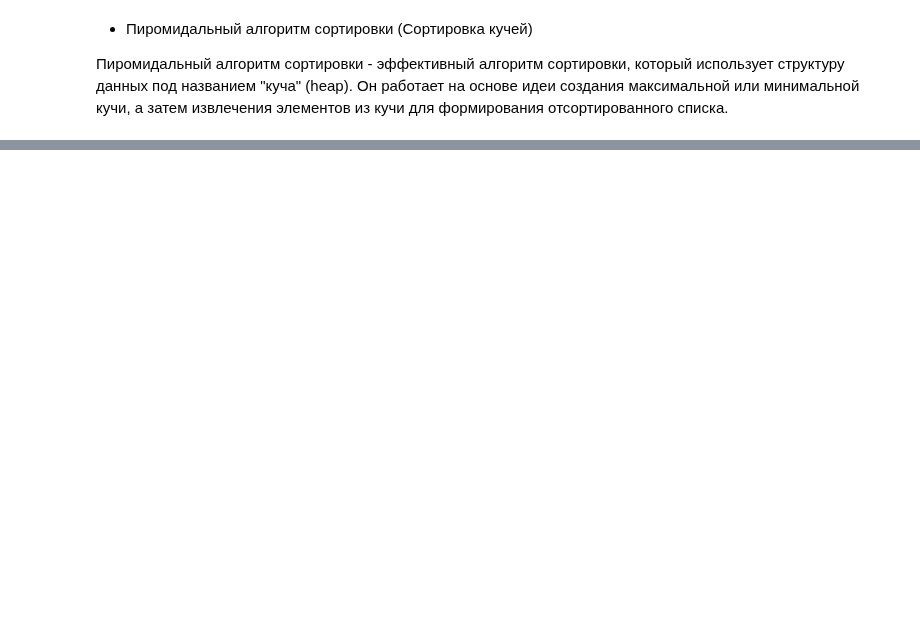
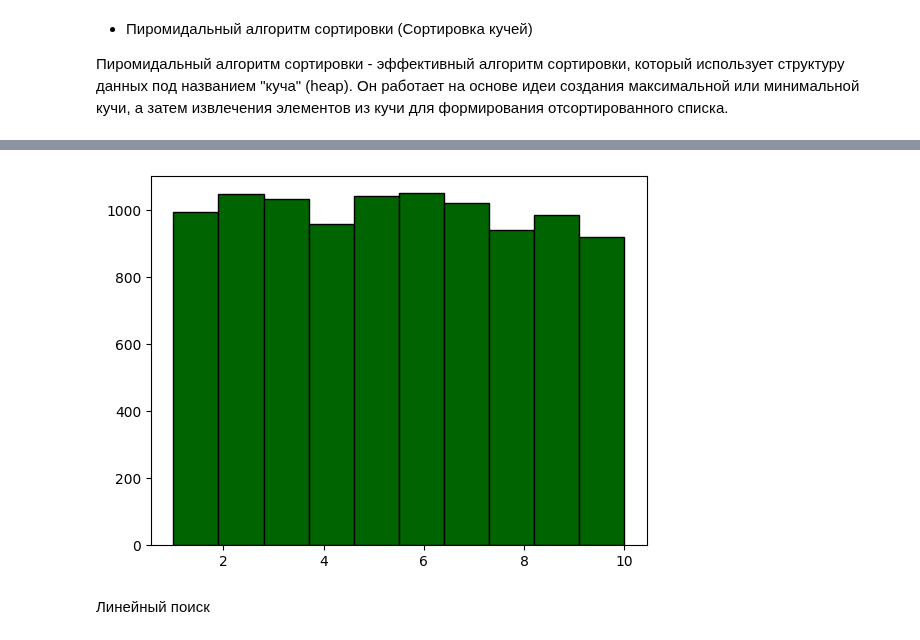
Before and after one commit to atxeesea/Python, a Jupyter notebook: Lesson 1.ipynb, the cells around one changed output, grey strips where cells are left out. Saved outputs shown, nothing was run; the diff lists cells and outputs as text; code cells hidden in the pictures; blank space fills up the shorter version.

```diff
--- a/Lesson 1.ipynb
+++ b/Lesson 1.ipynb
@@ -2649,0 +2720,14 @@ print(c)
+# %%
+from random import randint
+import matplotlib.pyplot as plt
+
+l = []
+for _ in range(10000):
+    l.append(randint(1, 10))
+
+plt.hist(l, bins=10, edgecolor='black', color='darkgreen')
+plt.show()
+# %% [output]
+[figure, added]
+# %% [markdown]
+Линейный поиск
```
Also changed, not shown: parts of 16 cells of this notebook.
